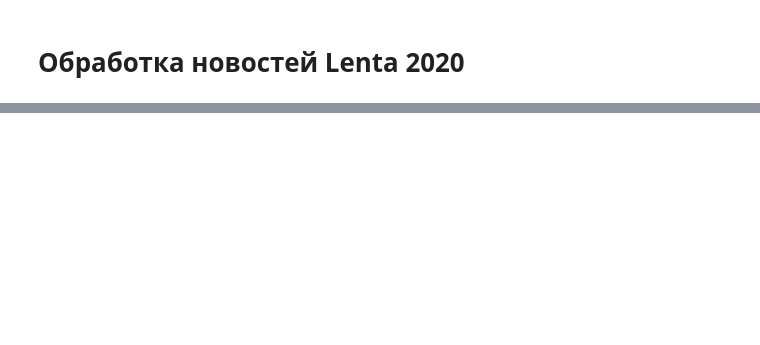
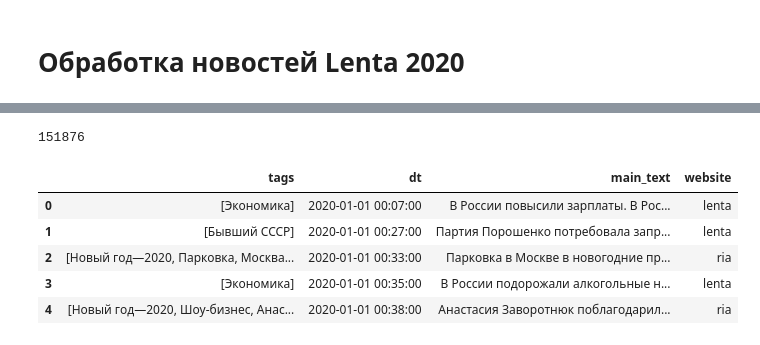
Before and after one commit to andreytsimbalov/Diplom, a Jupyter notebook: data_news_corrector_2020.ipynb, the cells around one changed output, grey strips where cells are left out. Drawn from its saved outputs; the diff is of its cells as text; code cells hidden in the pictures; blank space fills up the shorter version.

```diff
--- a/data_news_corrector_2020.ipynb
+++ b/data_news_corrector_2020.ipynb
@@ -1585,0 +339,24 @@ data
+# %%
+df_ria = pd.read_pickle(md+'data/news_ria_2020')
+df_rbc = pd.read_pickle(md+'data/news_rbc_2020')
+df_len = pd.read_pickle(md+'data/news_lenta_2020')
+# %%
+df_ria['website'] = 'ria'
+df_rbc['website'] = 'rbc'
+df_len['website'] = 'lenta'
+# %%
+data = df_ria
+data = data.append(df_rbc, ignore_index = True)
+data = data.append(df_len, ignore_index = True)
+
+data.sort_values('dt',ignore_index=True, inplace=True)
+print(len(data))
+data.head()
+# %% [output]
+151876
+|  | tags | dt | main_text | website |
+| 0 | [Экономика] | 2020-01-01 00:07:00 | В России повысили зарплаты. В Рос... | lenta |
+| 1 | [Бывший СССР] | 2020-01-01 00:27:00 | Партия Порошенко потребовала запр... | lenta |
+| 2 | [Новый год—2020, Парковка, Москва... | 2020-01-01 00:33:00 | Парковка в Москве в новогодние пр... | ria |
+| 3 | [Экономика] | 2020-01-01 00:35:00 | В России подорожали алкогольные н... | lenta |
+| 4 | [Новый год—2020, Шоу-бизнес, Анас... | 2020-01-01 00:38:00 | Анастасия Заворотнюк поблагодарил... | ria |
```
Also changed, not shown: parts of 172 cells of this notebook.
